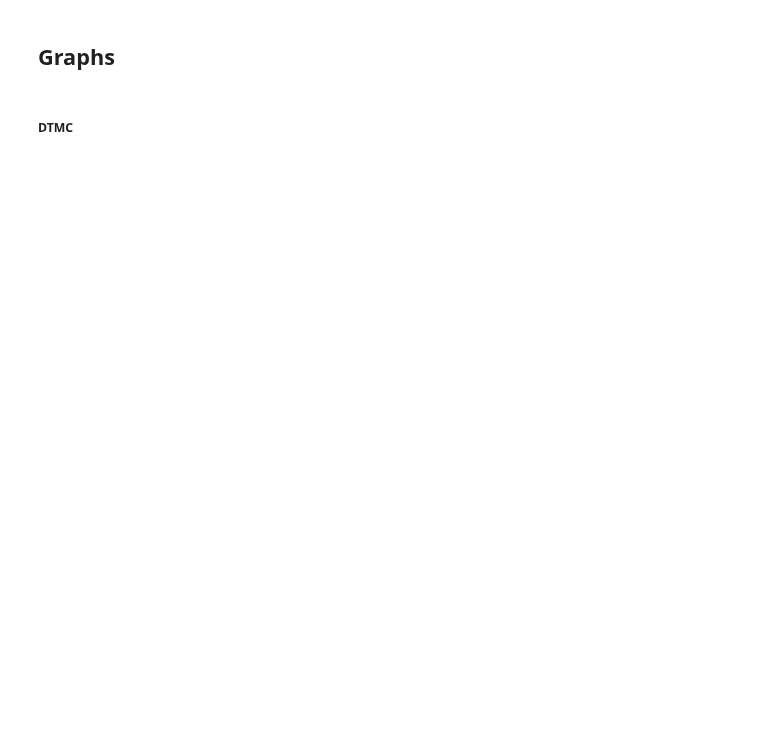
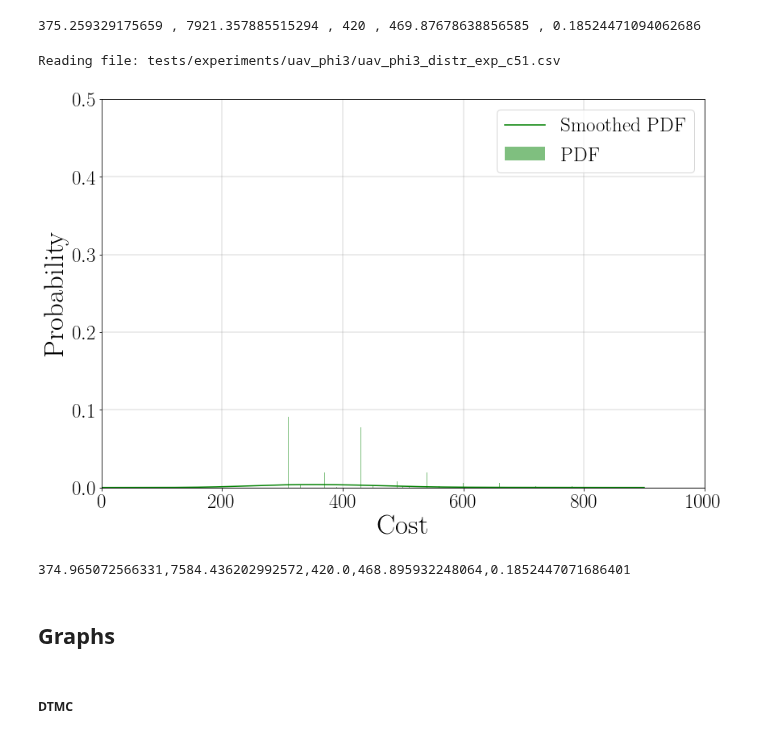
Before and after one commit to yannikschnitzer/prism, a Jupyter notebook: prism/distr.ipynb, the cells around one changed output. Drawn from its saved outputs; the diff is of its cells as text; code cells hidden in the pictures; blank space fills up the shorter version.

```diff
--- a/prism/distr.ipynb
+++ b/prism/distr.ipynb
@@ -75,3 +75,16 @@ fig_size=(12,8)
+# %%
+results = np.zeros([len(apdx), 5]) # this isnt being used atm
+for idx, apd in enumerate(apdx):
+    dtmc_compute(idx, results, apd, show_graph=False, debug=False)
+# %% [output]
+375.259329175659 , 7921.357885515294 , 420 , 469.87678638856585 , 0.18524471094062686
+# %%
+for idx, apd in enumerate(apdx):
+    exp_compute(idx, results, apd, show_graph=True, debug=False)
+# %% [output]
+Reading file: tests/experiments/uav_phi3/uav_phi3_distr_exp_c51.csv
+[figure, added]
+374.965072566331,7584.436202992572,420.0,468.895932248064,0.1852447071686401
 # %% [markdown]
 ## Graphs
 # %% [markdown]
```
Also changed, not shown: parts of 9 cells of this notebook, 5 other files.
